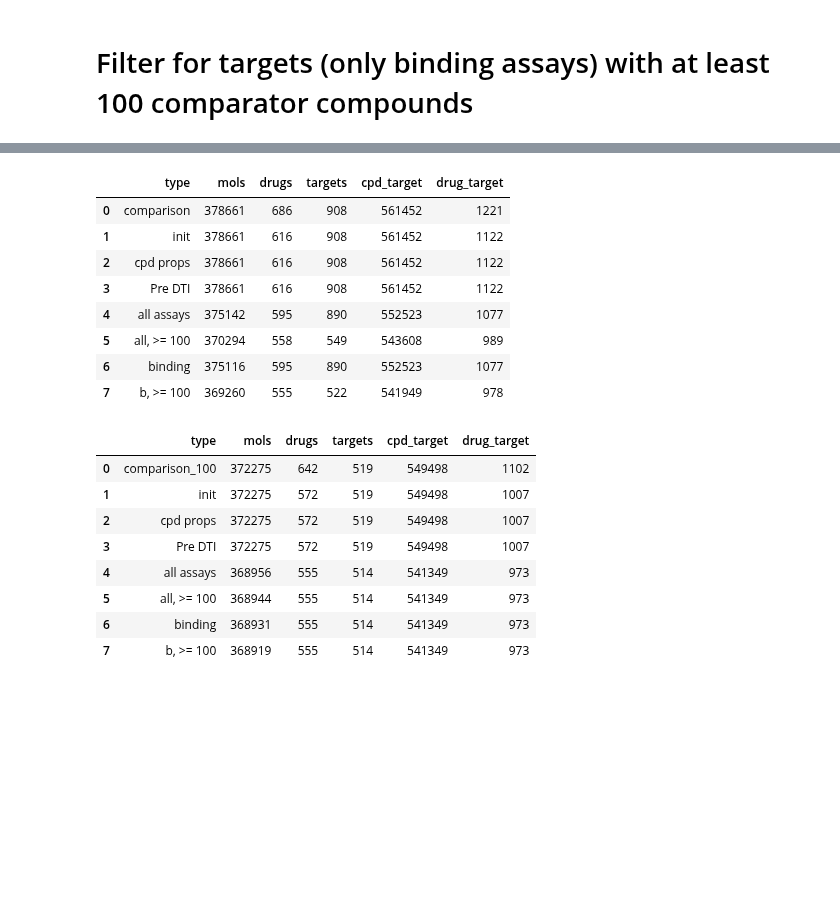
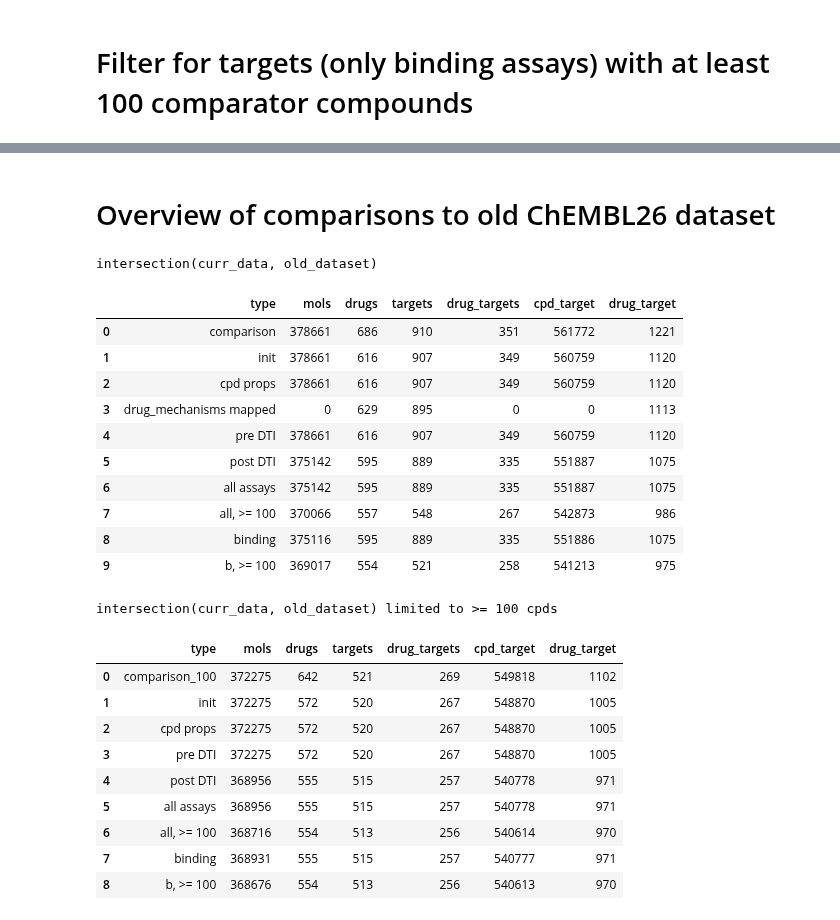
Before and after one commit to chembl/compound_target_pairs_dataset, a Jupyter notebook: Leeson_dataset_extraction.ipynb, the cells around one changed output, grey strips where cells are left out. Saved outputs shown, nothing was run; the diff lists cells and outputs as text; code cells hidden in the pictures; blank space fills up the shorter version.

```diff
--- a/Leeson_dataset_extraction.ipynb
+++ b/Leeson_dataset_extraction.ipynb
@@ -477,22 +422,33 @@ DTIs_set = DTIs_original.union(DTIs_mapped)
 dti_tids_set = dti_tids_original.union(dti_tids_mapped)
 # %%
 ############### TESTING: drug_mechanisms available data comparison ###############
+# Including mapped target IDs significantly improves the intersection
+# between the comparison dataset and the drug_mechanisms table.
+# However, there are generally targets and drug-target pairs not present in the drug_mechanisms table
+# that are present in the old dataset.
+df_comparison['PAIRS_tid'] = df_comparison.agg('{0[PARENT_MOLREGNO]}_{0[TID_no_ending]}'.format, axis=1)
+comp_dti_targets = set(df_comparison["TID_no_ending"])
+comp_dti_drug_pairs = set(df_comparison[df_comparison['DTI'] == 'D_DT']["PAIRS_tid"])
+
 dti_mols = set(df_dti['parent_molregno'])
-print_drug_comparison(dti_mols, output=True)
+mol_intersect = print_comparison("Drugs (molregno)", dti_mols, comp_drugs, output=True)
 
 print('................. Before mapping target IDs .................')
 dti_targets = dti_tids_original
-print_target_comparison(dti_targets, output=True)
+targets_intersect = print_comparison("Targets (tid)", dti_targets, comp_dti_targets, output=True)
 
 dti_pairs = DTIs_original
-print_drug_pair_comparison(dti_pairs, output=True)
+pairs_intersect = print_comparison("Drug-target pairs", dti_pairs, comp_dti_drug_pairs, output=True)
 
 print('................. Including mapping target IDs .................')
 dti_mapped_target = dti_tids_set
-print_target_comparison(dti_mapped_target, output=True)
+targets_mapped_intersect = print_comparison("Targets (tid)", dti_mapped_target, comp_dti_targets, output=True)
 
 dti_mapped_pairs = DTIs_set
-print_drug_pair_comparison(dti_mapped_pairs, output=True)
+pairs_mapped_intersect = print_comparison("Drug-target pairs", dti_mapped_pairs, comp_dti_drug_pairs, output=True)
+
+
+all_intersect_comp.append(['drug_mechanisms mapped', 0, mol_intersect, targets_mapped_intersect, 0, 0,  pairs_mapped_intersect])
 # %% [output]
 ------
 Drugs (molregno)
@@ -655,33 +651,42 @@ df_filtered_targets_B = df_comb_B.query('tid in @targets_w_enough_cpds_B')
 ############### TESTING: binding assays ###############
 add_intersections(df_comb_B, "binding")
 add_intersections(df_filtered_targets_B, "b, >= 100")
+# %% [markdown]
+# Overview of comparisons to old ChEMBL26 dataset
 # %%
 ############### TESTING: deleopment of intersection(curr_data, old_dataset) ###############
+print("intersection(curr_data, old_dataset)")
 pd.DataFrame(all_intersect_comp,
-                   columns=['type', 'mols', 'drugs', 'targets', 'cpd_target', 'drug_target'])
+                   columns=['type', 'mols', 'drugs', 'targets', 'drug_targets', 'cpd_target', 'drug_target'])
 # %% [output]
+intersection(curr_data, old_dataset)
-|  | type | mols | drugs | targets | cpd_target | drug_target |
-| 0 | comparison | 378661 | 686 | 908 | 561452 | 1221 |
-| 1 | init | 378661 | 616 | 908 | 561452 | 1122 |
-| 2 | cpd props | 378661 | 616 | 908 | 561452 | 1122 |
-| 3 | Pre DTI | 378661 | 616 | 908 | 561452 | 1122 |
-| 4 | all assays | 375142 | 595 | 890 | 552523 | 1077 |
-| 5 | all, >= 100 | 370294 | 558 | 549 | 543608 | 989 |
-| 6 | binding | 375116 | 595 | 890 | 552523 | 1077 |
-| 7 | b, >= 100 | 369260 | 555 | 522 | 541949 | 978 |
+|  | type | mols | drugs | targets | drug_targets | cpd_target | drug_target |
+| 0 | comparison | 378661 | 686 | 910 | 351 | 561772 | 1221 |
+| 1 | init | 378661 | 616 | 907 | 349 | 560759 | 1120 |
+| 2 | cpd props | 378661 | 616 | 907 | 349 | 560759 | 1120 |
+| 3 | drug_mechanisms mapped | 0 | 629 | 895 | 0 | 0 | 1113 |
+| 4 | pre DTI | 378661 | 616 | 907 | 349 | 560759 | 1120 |
+| 5 | post DTI | 375142 | 595 | 889 | 335 | 551887 | 1075 |
+| 6 | all assays | 375142 | 595 | 889 | 335 | 551887 | 1075 |
+| 7 | all, >= 100 | 370066 | 557 | 548 | 267 | 542873 | 986 |
+| 8 | binding | 375116 | 595 | 889 | 335 | 551886 | 1075 |
+| 9 | b, >= 100 | 369017 | 554 | 521 | 258 | 541213 | 975 |
 # %%
 ############### TESTING: deleopment of intersection(curr_data, old_dataset) limited to >= 100 cpds ###############
+print("intersection(curr_data, old_dataset) limited to >= 100 cpds")
 pd.DataFrame(all_intersect_comp_100,
-                   columns=['type', 'mols', 'drugs', 'targets', 'cpd_target', 'drug_target'])
+                   columns=['type', 'mols', 'drugs', 'targets', 'drug_targets', 'cpd_target', 'drug_target'])
 # %% [output]
+intersection(curr_data, old_dataset) limited to >= 100 cpds
-|  | type | mols | drugs | targets | cpd_target | drug_target |
-| 0 | comparison_100 | 372275 | 642 | 519 | 549498 | 1102 |
-| 1 | init | 372275 | 572 | 519 | 549498 | 1007 |
-| 2 | cpd props | 372275 | 572 | 519 | 549498 | 1007 |
-| 3 | Pre DTI | 372275 | 572 | 519 | 549498 | 1007 |
-| 4 | all assays | 368956 | 555 | 514 | 541349 | 973 |
-| 5 | all, >= 100 | 368944 | 555 | 514 | 541349 | 973 |
-| 6 | binding | 368931 | 555 | 514 | 541349 | 973 |
-| 7 | b, >= 100 | 368919 | 555 | 514 | 541349 | 973 |
+|  | type | mols | drugs | targets | drug_targets | cpd_target | drug_target |
+| 0 | comparison_100 | 372275 | 642 | 521 | 269 | 549818 | 1102 |
+| 1 | init | 372275 | 572 | 520 | 267 | 548870 | 1005 |
+| 2 | cpd props | 372275 | 572 | 520 | 267 | 548870 | 1005 |
+| 3 | pre DTI | 372275 | 572 | 520 | 267 | 548870 | 1005 |
+| 4 | post DTI | 368956 | 555 | 515 | 257 | 540778 | 971 |
+| 5 | all assays | 368956 | 555 | 515 | 257 | 540778 | 971 |
+| 6 | all, >= 100 | 368716 | 554 | 513 | 256 | 540614 | 970 |
+| 7 | binding | 368931 | 555 | 515 | 257 | 540777 | 971 |
+| 8 | b, >= 100 | 368676 | 554 | 513 | 256 | 540613 | 970 |
 # %%
 ############### TESTING: deleopment of size(curr_data) vs. size(old_dataset) ###############
```
Also changed, not shown: parts of 41 cells of this notebook.
